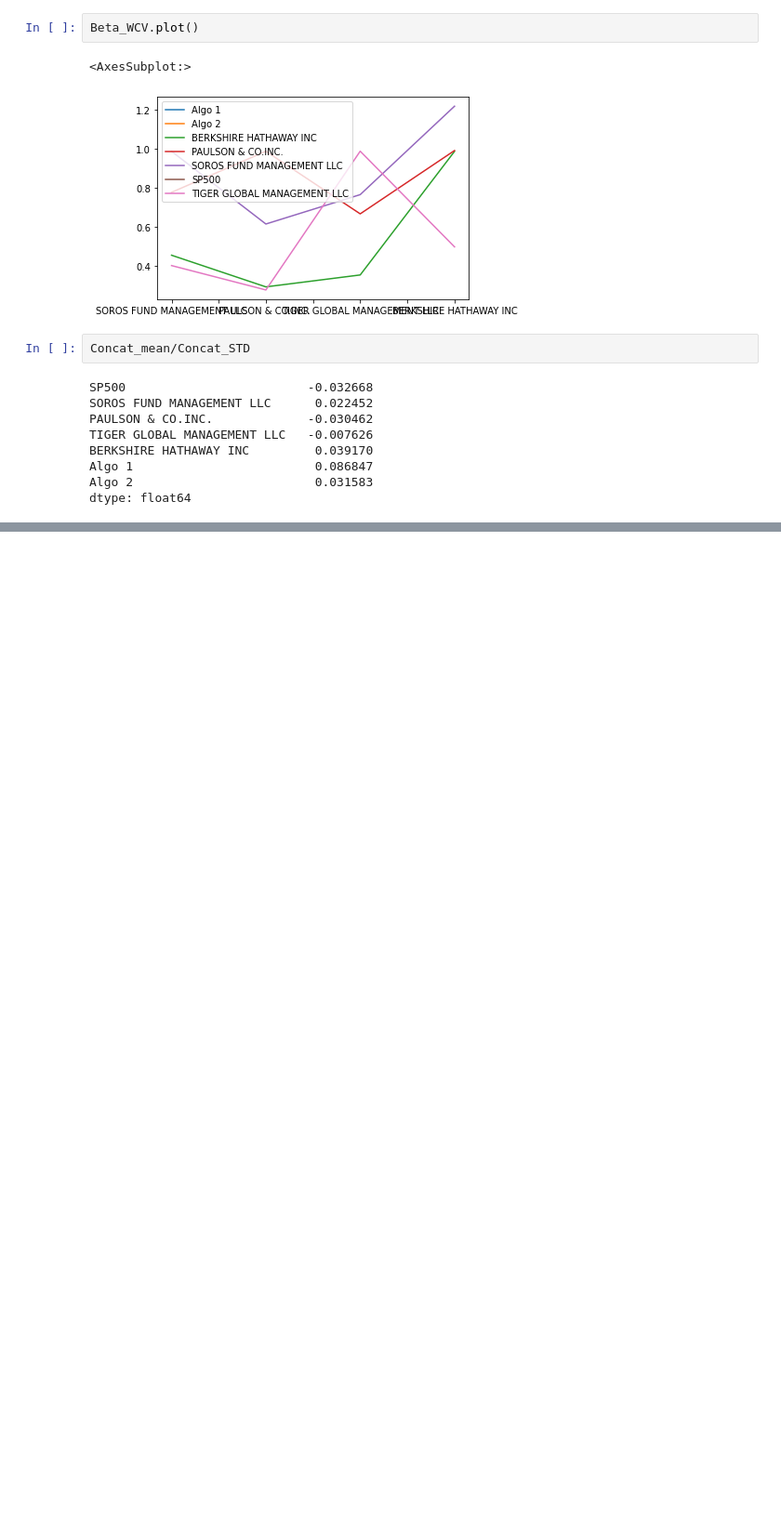
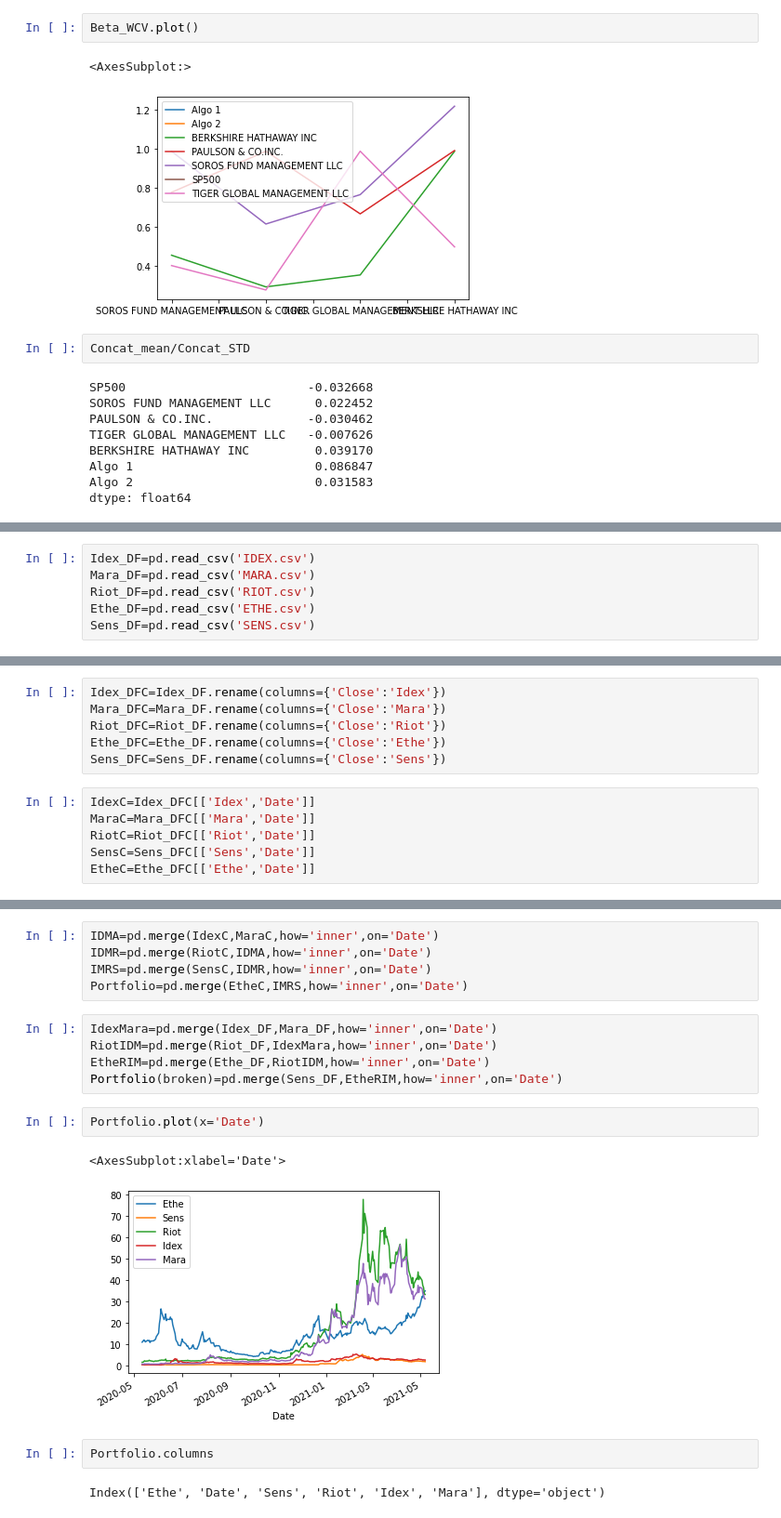
Before and after one commit to InfluxVC/-A-Whale-Off-the-Port-folio-, a Jupyter notebook: pandasHomework/pandasHomework.ipynb, the cells around one changed output, grey strips where cells are left out. Shown at 93% size. Saved outputs shown, nothing was run; the diff lists cells and outputs as text; blank space fills up the shorter version.

```diff
--- a/pandasHomework/pandasHomework.ipynb
+++ b/pandasHomework/pandasHomework.ipynb
@@ -394,0 +409,6 @@ dtype: float64
+# %%
+Idex_DF=pd.read_csv('IDEX.csv')
+Mara_DF=pd.read_csv('MARA.csv')
+Riot_DF=pd.read_csv('RIOT.csv')
+Ethe_DF=pd.read_csv('ETHE.csv')
+Sens_DF=pd.read_csv('SENS.csv')
@@ -394,0 +426,12 @@ dtype: float64
+# %%
+Idex_DFC=Idex_DF.rename(columns={'Close':'Idex'})
+Mara_DFC=Mara_DF.rename(columns={'Close':'Mara'})
+Riot_DFC=Riot_DF.rename(columns={'Close':'Riot'})
+Ethe_DFC=Ethe_DF.rename(columns={'Close':'Ethe'})
+Sens_DFC=Sens_DF.rename(columns={'Close':'Sens'})
+# %%
+IdexC=Idex_DFC[['Idex','Date']]
+MaraC=Mara_DFC[['Mara','Date']]
+RiotC=Riot_DFC[['Riot','Date']]
+SensC=Sens_DFC[['Sens','Date']]
+EtheC=Ethe_DFC[['Ethe','Date']]
@@ -394,0 +465,19 @@ dtype: float64
+# %%
+IDMA=pd.merge(IdexC,MaraC,how='inner',on='Date')
+IDMR=pd.merge(RiotC,IDMA,how='inner',on='Date')
+IMRS=pd.merge(SensC,IDMR,how='inner',on='Date')
+Portfolio=pd.merge(EtheC,IMRS,how='inner',on='Date')
+# %%
+IdexMara=pd.merge(Idex_DF,Mara_DF,how='inner',on='Date')
+RiotIDM=pd.merge(Riot_DF,IdexMara,how='inner',on='Date')
+EtheRIM=pd.merge(Ethe_DF,RiotIDM,how='inner',on='Date')
+Portfolio(broken)=pd.merge(Sens_DF,EtheRIM,how='inner',on='Date')
+# %%
+Portfolio.plot(x='Date')
+# %% [output]
+<AxesSubplot:xlabel='Date'>
+[figure, added]
+# %%
+Portfolio.columns
+# %% [output]
+Index(['Ethe', 'Date', 'Sens', 'Riot', 'Idex', 'Mara'], dtype='object')
```
Also changed, not shown: parts of 19 cells of this notebook.
